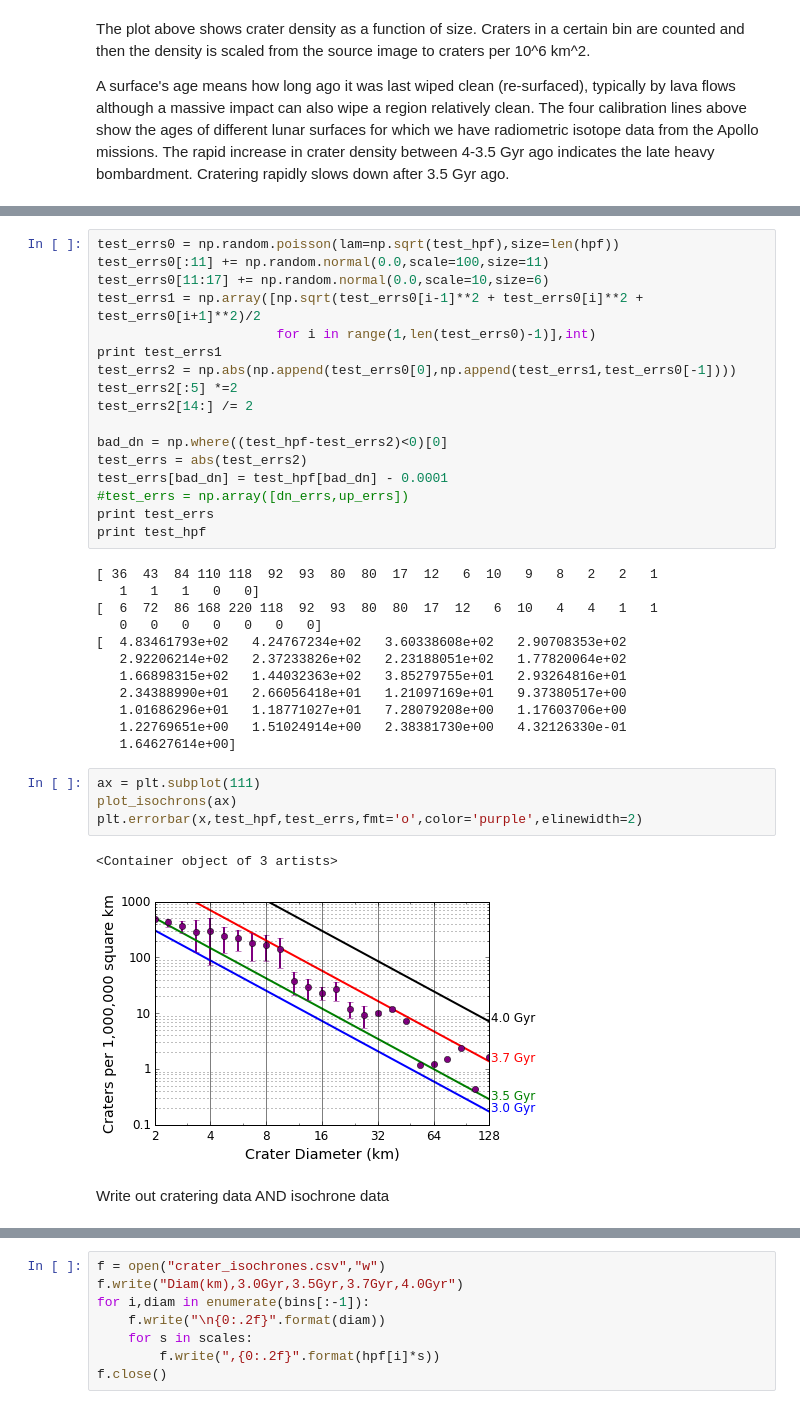
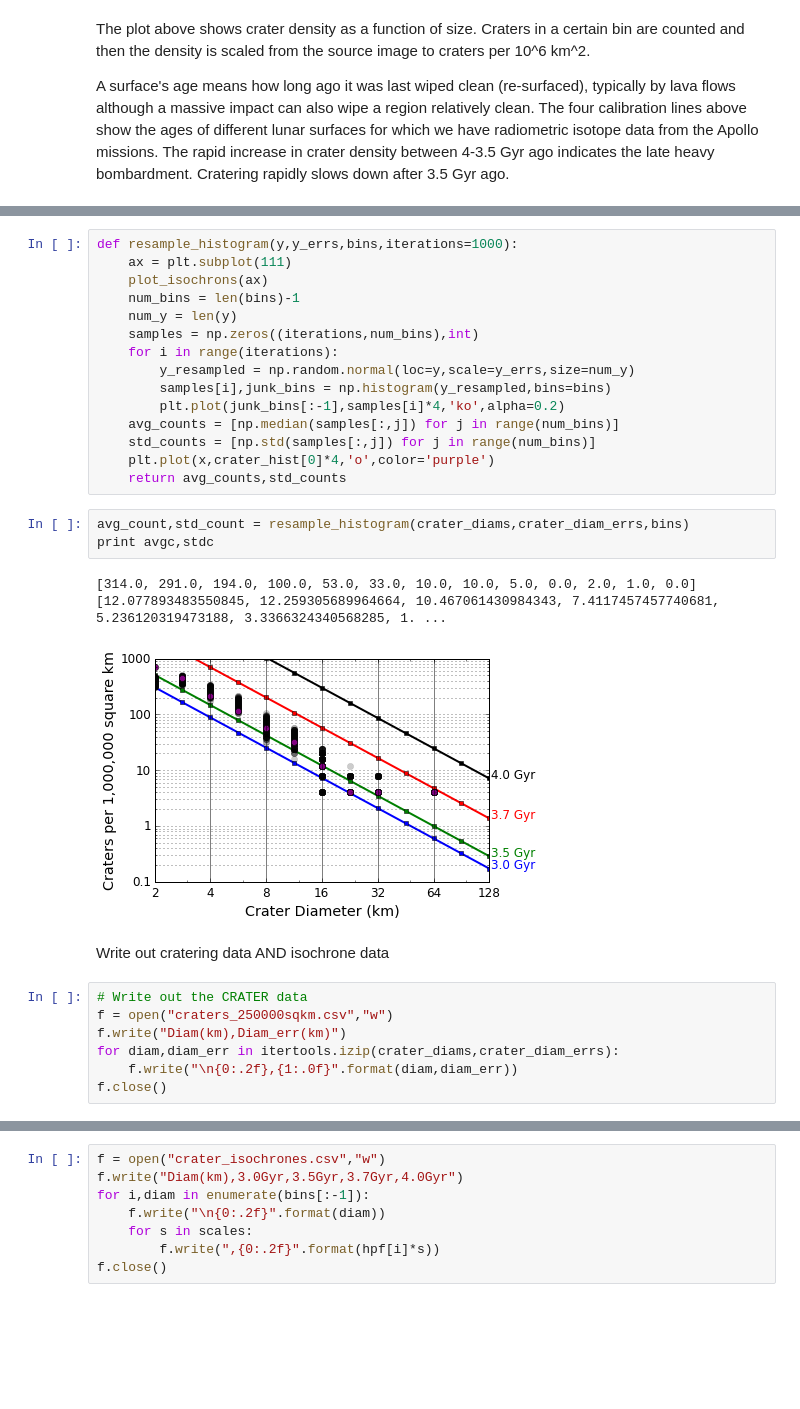
Before and after one commit to stephtdouglas/nyc_prep, a Jupyter notebook: craters/generate_craters.ipynb, the cells around one changed output, grey strips where cells are left out. Drawn from its saved outputs; the diff is of its cells as text; blank space fills up the shorter version.

```diff
--- a/craters/generate_craters.ipynb
+++ b/craters/generate_craters.ipynb
@@ -121,39 +146,31 @@ plt.plot(x,test_hpf,'o',color='purple')
-# %%
-test_errs0 = np.random.poisson(lam=np.sqrt(test_hpf),size=len(hpf))
-test_errs0[:11] += np.random.normal(0.0,scale=100,size=11)
-test_errs0[11:17] += np.random.normal(0.0,scale=10,size=6)
-test_errs1 = np.array([np.sqrt(test_errs0[i-1]**2 + test_errs0[i]**2 + test_errs0[i+1]**2)/2
-                       for i in range(1,len(test_errs0)-1)],int)
-print test_errs1
-test_errs2 = np.abs(np.append(test_errs0[0],np.append(test_errs1,test_errs0[-1])))
-test_errs2[:5] *=2
-test_errs2[14:] /= 2
-
-bad_dn = np.where((test_hpf-test_errs2)<0)[0]
-test_errs = abs(test_errs2)
-test_errs[bad_dn] = test_hpf[bad_dn] - 0.0001
-#test_errs = np.array([dn_errs,up_errs])
-print test_errs
-print test_hpf
-# %% [output]
-[ 36  43  84 110 118  92  93  80  80  17  12   6  10   9   8   2   2   1
-   1   1   1   0   0]
-[  6  72  86 168 220 118  92  93  80  80  17  12   6  10   4   4   1   1
-   0   0   0   0   0   0   0]
-[  4.83461793e+02   4.24767234e+02   3.60338608e+02   2.90708353e+02
-   2.92206214e+02   2.37233826e+02   2.23188051e+02   1.77820064e+02
-   1.66898315e+02   1.44032363e+02   3.85279755e+01   2.93264816e+01
-   2.34388990e+01   2.66056418e+01   1.21097169e+01   9.37380517e+00
-   1.01686296e+01   1.18771027e+01   7.28079208e+00   1.17603706e+00
-   1.22769651e+00   1.51024914e+00   2.38381730e+00   4.32126330e-01
-   1.64627614e+00]
-# %%
-ax = plt.subplot(111)
-plot_isochrons(ax)
-plt.errorbar(x,test_hpf,test_errs,fmt='o',color='purple',elinewidth=2)
-# %% [output]
-<Container object of 3 artists>
-[figure, removed]
+# %%
+def resample_histogram(y,y_errs,bins,iterations=1000):
+    ax = plt.subplot(111)
+    plot_isochrons(ax)
+    num_bins = len(bins)-1
+    num_y = len(y)
+    samples = np.zeros((iterations,num_bins),int)
+    for i in range(iterations):
+        y_resampled = np.random.normal(loc=y,scale=y_errs,size=num_y)
+        samples[i],junk_bins = np.histogram(y_resampled,bins=bins)
+        plt.plot(junk_bins[:-1],samples[i]*4,'ko',alpha=0.2)
+    avg_counts = [np.median(samples[:,j]) for j in range(num_bins)]
+    std_counts = [np.std(samples[:,j]) for j in range(num_bins)]
+    plt.plot(x,crater_hist[0]*4,'o',color='purple')
+    return avg_counts,std_counts
+# %%
+avg_count,std_count = resample_histogram(crater_diams,crater_diam_errs,bins)
+print avgc,stdc
+# %% [output]
+[314.0, 291.0, 194.0, 100.0, 53.0, 33.0, 10.0, 10.0, 5.0, 0.0, 2.0, 1.0, 0.0] [12.077893483550845, 12.259305689964664, 10.467061430984343, 7.4117457457740681, 5.236120319473188, 3.3366324340568285, 1. ...
+[figure, added]
 # %% [markdown]
 Write out cratering data AND isochrone data
+# %%
+# Write out the CRATER data
+f = open("craters_250000sqkm.csv","w")
+f.write("Diam(km),Diam_err(km)")
+for diam,diam_err in itertools.izip(crater_diams,crater_diam_errs):
+    f.write("\n{0:.2f},{1:.0f}".format(diam,diam_err))
+f.close()
 # %%
```
Also changed, not shown: parts of 10 cells of this notebook, 3 other files.
